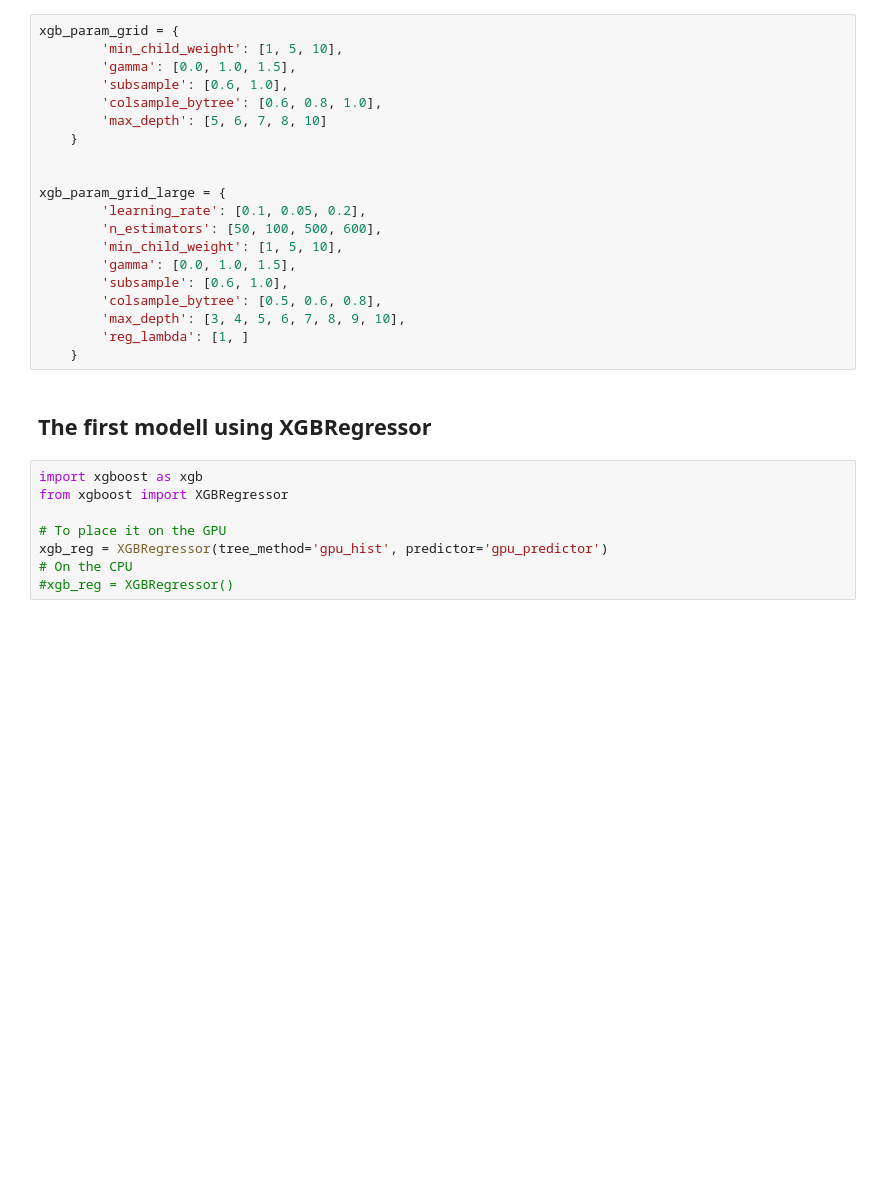
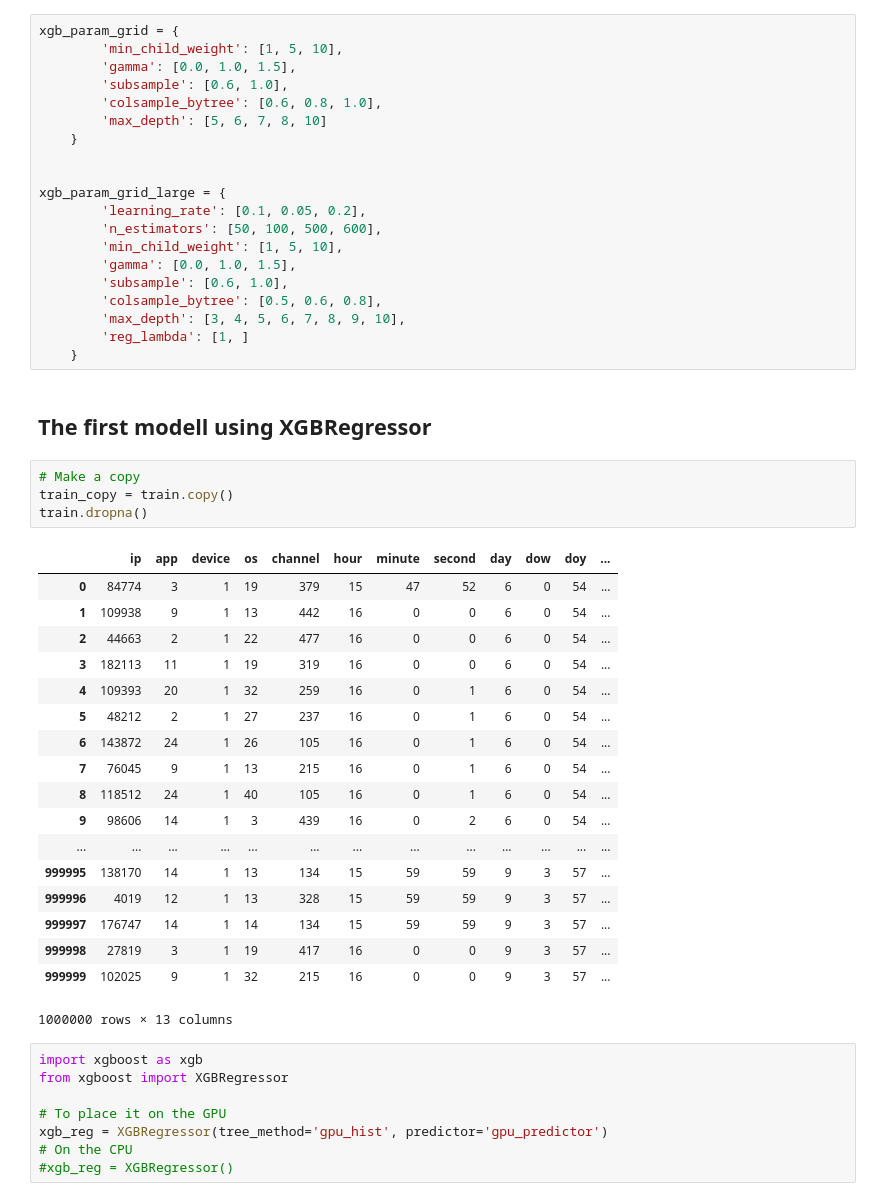
Before and after one commit to 181192/DAT158ML-Oblig02, a Jupyter notebook: Fraud Detection.ipynb, the cells around one changed output. Drawn from its saved outputs; the diff is of its cells as text; blank space fills up the shorter version.

```diff
--- a/Fraud Detection.ipynb
+++ b/Fraud Detection.ipynb
@@ -693,6 +695,29 @@ xgb_param_grid_large = {
     }
 # %% [markdown]
 ## The first modell using XGBRegressor
+# %%
+# Make a copy
+train_copy = train.copy()
+train.dropna()
+# %% [output]
+|  | ip | app | device | os | channel | hour | minute | second | day | dow | doy | ... |
+| 0 | 84774 | 3 | 1 | 19 | 379 | 15 | 47 | 52 | 6 | 0 | 54 | ... |
+| 1 | 109938 | 9 | 1 | 13 | 442 | 16 | 0 | 0 | 6 | 0 | 54 | ... |
+| 2 | 44663 | 2 | 1 | 22 | 477 | 16 | 0 | 0 | 6 | 0 | 54 | ... |
+| 3 | 182113 | 11 | 1 | 19 | 319 | 16 | 0 | 0 | 6 | 0 | 54 | ... |
+| 4 | 109393 | 20 | 1 | 32 | 259 | 16 | 0 | 1 | 6 | 0 | 54 | ... |
+| 5 | 48212 | 2 | 1 | 27 | 237 | 16 | 0 | 1 | 6 | 0 | 54 | ... |
+| 6 | 143872 | 24 | 1 | 26 | 105 | 16 | 0 | 1 | 6 | 0 | 54 | ... |
+| 7 | 76045 | 9 | 1 | 13 | 215 | 16 | 0 | 1 | 6 | 0 | 54 | ... |
+| 8 | 118512 | 24 | 1 | 40 | 105 | 16 | 0 | 1 | 6 | 0 | 54 | ... |
+| 9 | 98606 | 14 | 1 | 3 | 439 | 16 | 0 | 2 | 6 | 0 | 54 | ... |
+| ... | ... | ... | ... | ... | ... | ... | ... | ... | ... | ... | ... | ... |
+| 999995 | 138170 | 14 | 1 | 13 | 134 | 15 | 59 | 59 | 9 | 3 | 57 | ... |
+| 999996 | 4019 | 12 | 1 | 13 | 328 | 15 | 59 | 59 | 9 | 3 | 57 | ... |
+| 999997 | 176747 | 14 | 1 | 14 | 134 | 15 | 59 | 59 | 9 | 3 | 57 | ... |
+| 999998 | 27819 | 3 | 1 | 19 | 417 | 16 | 0 | 0 | 9 | 3 | 57 | ... |
+| 999999 | 102025 | 9 | 1 | 32 | 215 | 16 | 0 | 0 | 9 | 3 | 57 | ... |
+1000000 rows × 13 columns
 # %%
 import xgboost as xgb
 from xgboost import XGBRegressor
```
Also changed, not shown: parts of 26 cells of this notebook, 5 other files.
